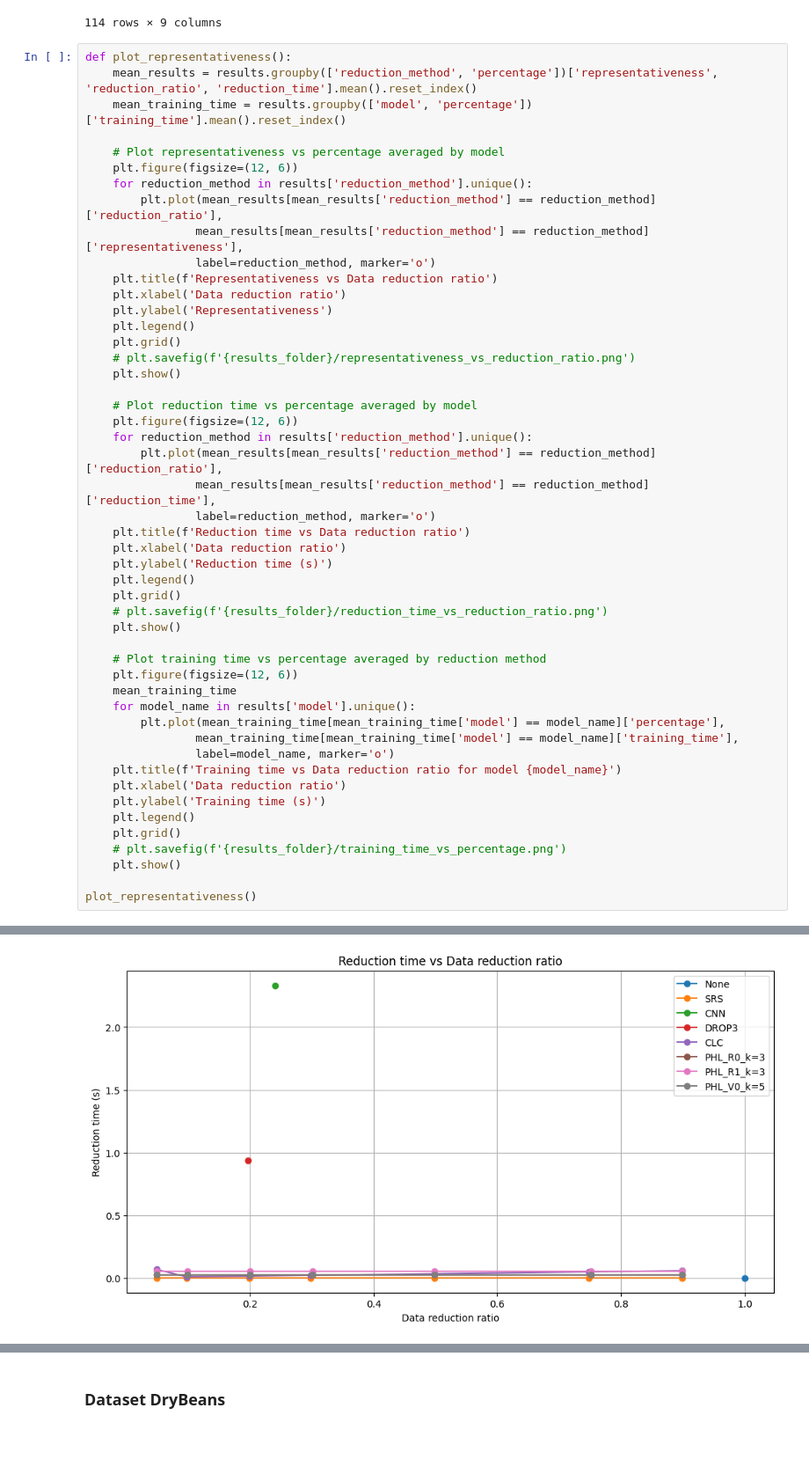
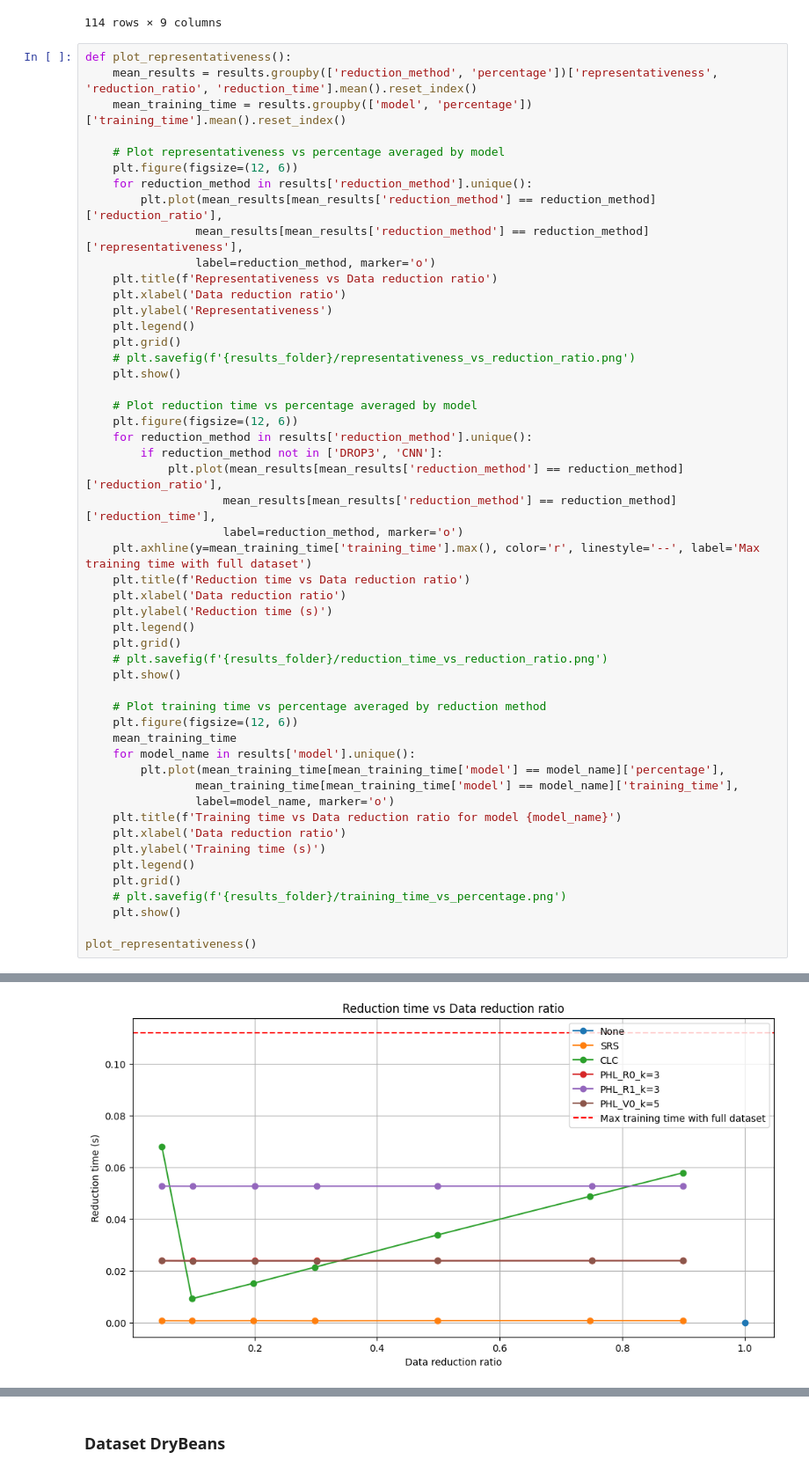
Before and after one commit to santimndez/PHL_for_instance_selection, a Jupyter notebook: src/notebooks/experiment_analysis.ipynb, the cells around one changed output, grey strips where cells are left out. Shown at 88% size. Cells and saved outputs as stored; diff of their text form; blank space fills up the shorter version.

```diff
--- a/src/notebooks/experiment_analysis.ipynb
+++ b/src/notebooks/experiment_analysis.ipynb
@@ -137,37 +137,39 @@ def plot_representativeness():
 
     # Plot reduction time vs percentage averaged by model
     plt.figure(figsize=(12, 6))
     for reduction_method in results['reduction_method'].unique():
-        plt.plot(mean_results[mean_results['reduction_method'] == reduction_method]['reduction_ratio'],
-                mean_results[mean_results['reduction_method'] == reduction_method]['reduction_time'],
-                label=reduction_method, marker='o')
+        if reduction_method not in ['DROP3', 'CNN']:
+            plt.plot(mean_results[mean_results['reduction_method'] == reduction_method]['reduction_ratio'],
+                    mean_results[mean_results['reduction_method'] == reduction_method]['reduction_time'],
+                    label=reduction_method, marker='o')
+    plt.axhline(y=mean_training_time['training_time'].max(), color='r', linestyle='--', label='Max training time with full dataset')
     plt.title(f'Reduction time vs Data reduction ratio')
     plt.xlabel('Data reduction ratio')
     plt.ylabel('Reduction time (s)')
     plt.legend()
     plt.grid()
     # plt.savefig(f'{results_folder}/reduction_time_vs_reduction_ratio.png')
     plt.show()
 
     # Plot training time vs percentage averaged by reduction method
     plt.figure(figsize=(12, 6))
     mean_training_time
     for model_name in results['model'].unique():
         plt.plot(mean_training_time[mean_training_time['model'] == model_name]['percentage'],
                 mean_training_time[mean_training_time['model'] == model_name]['training_time'],
                 label=model_name, marker='o')
     plt.title(f'Training time vs Data reduction ratio for model {model_name}')
     plt.xlabel('Data reduction ratio')
     plt.ylabel('Training time (s)')
     plt.legend()
     plt.grid()
     # plt.savefig(f'{results_folder}/training_time_vs_percentage.png')
     plt.show()
 
 plot_representativeness()
 # %% [output]
 [figure]
-[figure, old version]
+[figure, new version]
 [figure]
 # %%
 def plot_accuracy():
```
Also changed, not shown: parts of 15 cells of this notebook, 3 other files.
